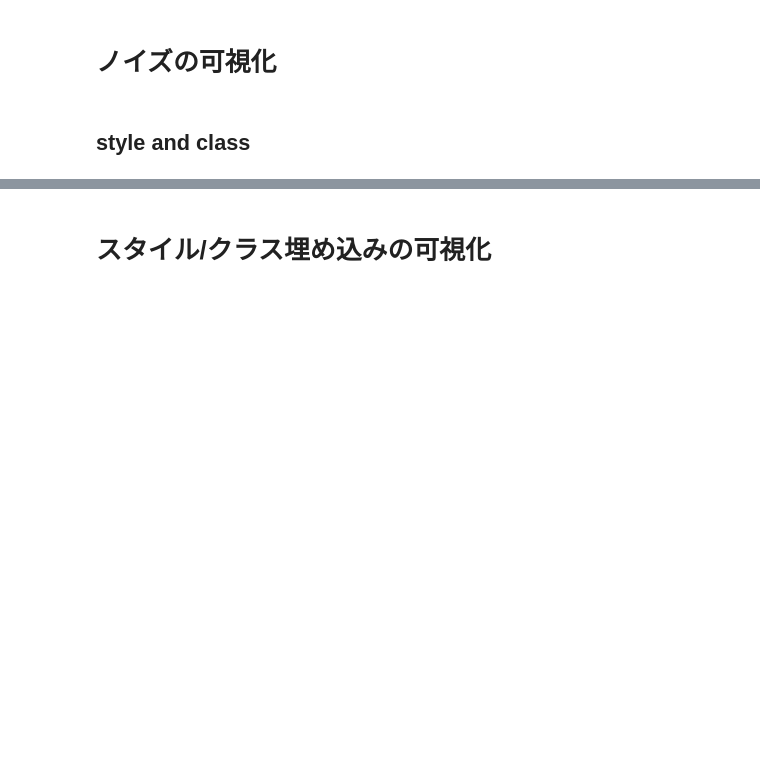
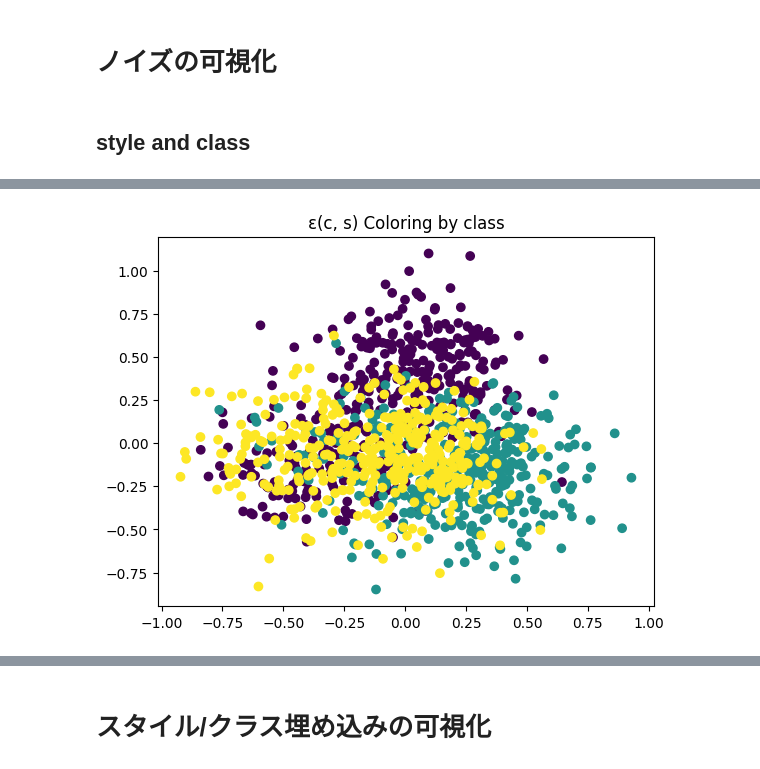
Before and after one commit to tetuomi/font-style-interpolation, a Jupyter notebook: scratch.ipynb, the cells around one changed output, grey strips where cells are left out. Cells and saved outputs as stored; diff of their text form; code cells hidden in the pictures; blank space fills up the shorter version.

```diff
--- a/scratch.ipynb
+++ b/scratch.ipynb
@@ -440,9 +442,14 @@ for i in range(imgs.shape[0]):
 
 style_scale = 3.
 class_scale = 3.
+rescaled_phi = .7
+target_class_num = 3
+target_style_num = 3
 t_range = (int(0.90*timesteps), int(1.0*timesteps))
-pca_path = f"./result/{os.path.basename(model_path).split('.')[0]}_styleclass1_PCA_time{t_range[0]}-{t_range[1]}.png"
-pca_path2 = f"./result/{os.path.basename(model_path).split('.')[0]}_styleclass2_PCA_time{t_range[0]}-{t_range[1]}.png"
+pca_path = f"./result/{os.path.basename(model_path).split('.')[0]}_C{target_class_num}_S{target_style_num}_styleclass1_PCA_time{t_range[0]}-{t_range[1]}.png"
+pca_path2 = f"./result/{os.path.basename(model_path).split('.')[0]}_C{target_class_num}_S{target_style_num}_styleclass2_PCA_time{t_range[0]}-{t_range[1]}.png"
+class_pca_path = f"./result/{os.path.basename(model_path).split('.')[0]}_C{target_class_num}_S{target_style_num}_class_PCA_time{t_range[0]}-{t_range[1]}.png"
+style_pca_path = f"./result/{os.path.basename(model_path).split('.')[0]}_C{target_class_num}_S{target_style_num}_style_PCA_time{t_range[0]}-{t_range[1]}.png"
 
 # 正規分布からノイズをサンプリング
 noise_img = torch.randn_like(torch.zeros((1, 1, image_size, image_size)), device=device)
@@ -454,9 +461,9 @@ noise_img = torch.randn_like(torch.zeros((1, 1, image_size, image_size)), device
 noise_img = torch.cat([noise_img for _ in range(128)], dim=0)
 b = noise_img.shape[0]
 
-target_class_num = 3
-target_style_num = 3
 noise_ave_list = [torch.zeros_like(noise_img).cpu().detach().clone() for _ in range(target_class_num*target_style_num)]
+class_noise_ave_list = [torch.zeros_like(noise_img).cpu().detach().clone() for _ in range(target_class_num*target_style_num)]
+style_noise_ave_list = [torch.zeros_like(noise_img).cpu().detach().clone() for _ in range(target_class_num*target_style_num)]
 for c in range(target_class_num):
     for s in range(target_style_num):
         classes = torch.full((b,), c, device=device, dtype=torch.long)
@@ -473,14 +480,31 @@ for c in range(target_class_num):
 
                 # ノイズ推定
                 logits = model(x, t, classes, style, class_drop_prob=0., style_drop_prob=0.)
+                class_null_logits = model(x, t, classes, style, class_drop_prob=1., style_drop_prob=0.)
                 style_null_logits = model(x, t, classes, style, class_drop_prob=0., style_drop_prob=1.)
-                class_null_logits = model(x, t, classes, style, class_drop_prob=1., style_drop_prob=0.)
-                pred_noise = logits + style_scale * (logits-style_null_logits) +  style_scale * (logits-class_null_logits)
+
+                # guidance
+                ## disentangle cfg
+                if i >= 900:
+                    scaled_logits = logits + style_scale * class_null_logits + class_scale * style_null_logits
+                else:
+                    scaled_logits = logits + style_scale * (logits - style_null_logits) + class_scale * (logits - class_null_logits)
+
+                # ## simple cfg
+                # scaled_logits = logits + style_scale * (logits - style_null_logits) + class_scale * (logits - class_null_logits)
+
+                # rescale
+                std_fn = partial(torch.std, dim = tuple(range(1, scaled_logits.ndim)), keepdim = True)
+                rescaled_logits = scaled_logits * (std_fn(logits) / std_fn(scaled_logits))
+                pred_noise = rescaled_logits * rescaled_phi + scaled_logits * (1. - rescaled_phi)
+
+                # x_{t-1}を推定
+                model_mean = sqrt_recip_alphas_t * (x - betas_t * pred_noise / sqrt_one_minus_alphas_cumprod_t)
 
                 if t_range[0] <= i < t_range[1]:
                     noise_ave_list[c*target_style_num+s] += logits.cpu().detach().clone()
-
-                model_mean = sqrt_recip_alphas_t * (x - betas_t * pred_noise / sqrt_one_minus_alphas_cumprod_t)
+                    class_noise_ave_list[c*target_style_num+s] += style_null_logits.cpu().detach().clone()
+                    style_noise_ave_list[c*target_style_num+s] += class_null_logits.cpu().detach().clone()
 
                 if i == 0:
                     x = model_mean
@@ -490,22 +514,45 @@ for c in range(target_class_num):
                     x = model_mean + torch.sqrt(posterior_variance_t) * noise
 
             noise_ave_list[c*target_style_num+s] = noise_ave_list[c*target_style_num+s] / (t_range[1] - t_range[0])
+            class_noise_ave_list[c*target_style_num+s] = class_noise_ave_list[c*target_style_num+s] / (t_range[1] - t_range[0])
+            style_noise_ave_list[c*target_style_num+s] = style_noise_ave_list[c*target_style_num+s] / (t_range[1] - t_range[0])
 
 # pca
+## ε(c, s)
 pca = PCA(n_components=3)
 X_reduced = pca.fit_transform(torch.cat(noise_ave_list, dim=0).reshape(b*target_class_num*target_style_num, -1).numpy())
-print(pca.explained_variance_ratio_)
-x = X_reduced[:,0]
-y = X_reduced[:,1]
+print(f'ε(c, s) {pca.explained_variance_ratio_}')
 
-# class ごとに色を変える
-plt.title('Coloring by class')
-plt.scatter(x, y, c=[i//(b*target_style_num) for i in range(len(X_reduced))])
+## class ごとに色を変える
+plt.title('ε(c, s) Coloring by class')
+plt.scatter(X_reduced[:,0], X_reduced[:,1], c=[i//(b*target_style_num) for i in range(len(X_reduced))])
 plt.savefig(pca_path)
 plt.show()
 
-# class ごとに色を変える
-plt.title('Coloring by style')
-plt.scatter(x, y, c=[(i//b)%target_class_num for i in range(len(X_reduced))])
+## style ごとに色を変える
+plt.title('ε(c, s) Coloring by style')
+plt.scatter(X_reduced[:,0], X_reduced[:,1], c=[(i//b)%target_style_num for i in range(len(X_reduced))])
 plt.savefig(pca_path2)
 plt.show()
+
+
+## ε(c, Φ)
+pca = PCA(n_components=3)
+X_reduced = pca.fit_transform(torch.cat(class_noise_ave_list, dim=0).reshape(b*target_class_num*target_style_num, -1).numpy())
+print(f'ε(c, Φ) {pca.explained_variance_ratio_}')
+
+plt.title('ε(c, Φ) Coloring by class')
+plt.scatter(X_reduced[:,0], X_reduced[:,1], c=[i//(b*target_style_num) for i in range(len(X_reduced))])
+plt.savefig(class_pca_path)
+plt.show()
+
+# ε(Φ, s)
+pca = PCA(n_components=3)
+X_reduced = pca.fit_transform(torch.cat(style_noise_ave_list, dim=0).reshape(b*target_class_num*target_style_num, -1).numpy())
+print(f'ε(Φ, s) {pca.explained_variance_ratio_}')
+
+plt.title('ε(Φ, s) Coloring by style')
+plt.scatter(X_reduced[:,0], X_reduced[:,1], c=[(i//b)%target_style_num for i in range(len(X_reduced))])
+plt.savefig(style_pca_path)
+plt.show()
+# %% [output]
@@ -511,0 +560 @@ plt.show()
+[figure, added]
```
Also changed, not shown: parts of 13 cells of this notebook.
